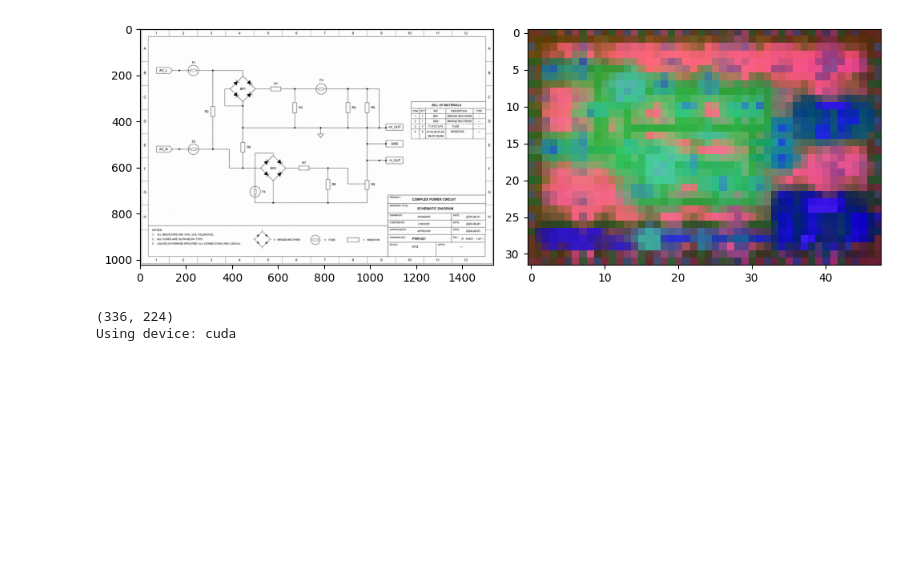
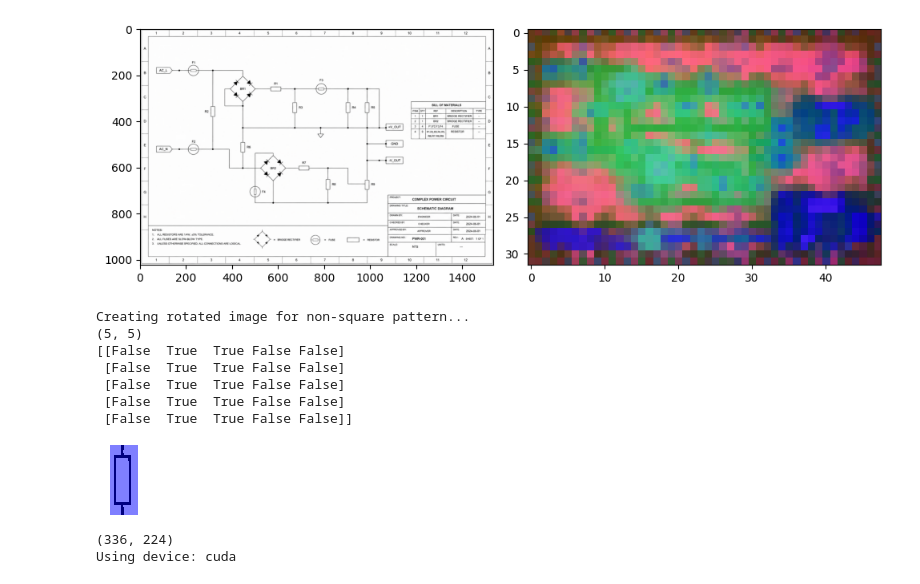
Before and after one commit to votaquangnhat/sotatek-assessment, a Jupyter notebook: main.ipynb, the cells around one changed output. Saved outputs shown, nothing was run; the diff lists cells and outputs as text; code cells hidden in the pictures; blank space fills up the shorter version.

Commit message:
final result after 96h

```diff
--- a/main.ipynb
+++ b/main.ipynb
@@ -247,18 +247,38 @@ viz.save("output.png")
 # %%
 from PIL import Image
 from dino_pattern_detector import ImageWrapper
 from utils import turn_to_binary, crop_to_foreground, display_overlay
 
+test_pattern_image = Image.open("examples/pattern2.png").convert("RGB")
+image_wrapper = ImageWrapper(test_pattern_image, patch_size=14, resize_option="resize", pattern_grid_size_check=True)
 
-test_pattern_image = Image.open("examples/pattern.png").convert("RGB")
-image_wrapper = ImageWrapper(test_pattern_image, patch_size=14, resize_option="resize")
-print(image_wrapper.grid_size)
-mask = image_wrapper.get_token_mask().numpy()
+if not image_wrapper.is_originally_square:
+    print("Creating rotated image for non-square pattern...")
+    rotated_image = image_wrapper.image.transpose(method=Image.Transpose.ROTATE_90)
+    rotated_image_wrapper = ImageWrapper(
+        rotated_image,
+        patch_size=14,
+        resize_option="resize",
+        pattern_grid_size_check=True)
+else:
+    rotated_image_wrapper = image_wrapper
 
-result = display_overlay(mask, test_pattern_image)
+print(rotated_image_wrapper.grid_size)
+mask = rotated_image_wrapper.get_token_mask().numpy()
+
+result = display_overlay(mask, rotated_image_wrapper.image)
 
 print(mask)
 result.show()
+# %% [output]
+Creating rotated image for non-square pattern...
+(5, 5)
+[[False  True  True False False]
+ [False  True  True False False]
+ [False  True  True False False]
+ [False  True  True False False]
+ [False  True  True False False]]
+[figure, added]
 # %%
 from PIL import Image
 from dino_pattern_detector import ImageWrapper, DinoPatternDetector
```
Also changed, not shown: parts of 1 cell of this notebook, 8 other files.
